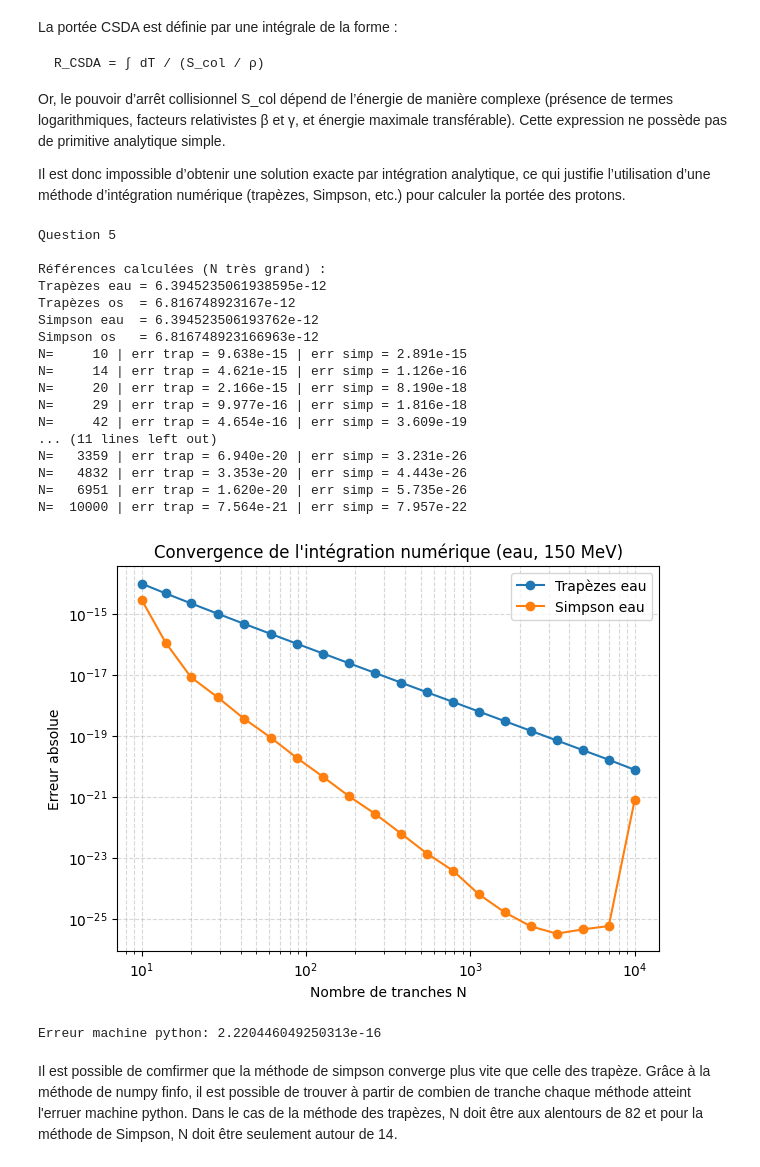
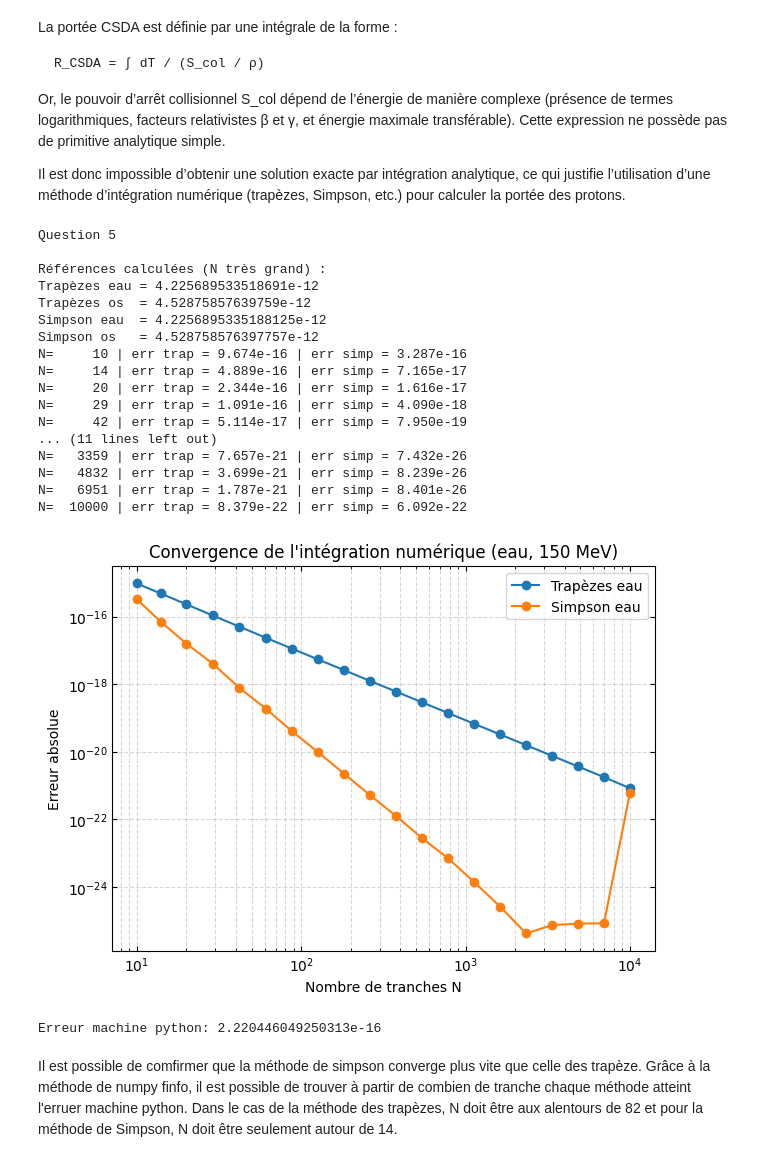
Before and after one commit to Jeremie-Beaupre/TP1_Phyznum, a Jupyter notebook: TP1.ipynb, the cells around one changed output. Cells and saved outputs as stored; diff of their text form; code cells hidden in the pictures.

```diff
--- a/TP1.ipynb
+++ b/TP1.ipynb
@@ -60,7 +60,7 @@ def stopping_power(T, ne, I):
     return S
 
 
-T = np.logspace(np.log10(3), np.log10(250000), 50000)
+T = np.logspace(np.log10(3), np.log10(2000), 50000)
 
 S_water = stopping_power(T, ne_water, I_water)
 S_bone  = stopping_power(T, ne_bone, I_bone)
@@ -70,7 +70,7 @@ plt.plot(T, S_water)
 plt.plot(T, S_bone)
 
 plt.xscale('log')
-plt.yscale('log')
+#plt.yscale('log')
 plt.xlabel("Énergie cinétique T [MeV]")
 plt.ylabel("Pouvoir d'arrêt collisionnel [MeV/cm]")
 plt.title("Pouvoir d'arrêt collisionnel des protons")
@@ -220,47 +220,48 @@ err_simp_water = []
 for N in N_values:
     Rw_t = trapeze(E_proton_J, integrand_water, N=N)
     Rw_s = simpson(E_proton_J, integrand_water, N=N)
 
     err_trap_water.append(abs(Rw_t - R_water_trap_ref))
     err_simp_water.append(abs(Rw_s - R_water_simp_ref))
 
     print(f"N={N:7d} | err trap = {err_trap_water[-1]:.3e} | err simp = {err_simp_water[-1]:.3e}")
 
 
 # ============================
 # 3) GRAPHIQUE DEMANDÉ
 # ============================
 
 plt.figure(figsize=(7,5))
 plt.loglog(N_values, err_trap_water, 'o-', label="Trapèzes eau")
 plt.loglog(N_values, err_simp_water, 'o-', label="Simpson eau")
 plt.xlabel("Nombre de tranches N")
 plt.ylabel("Erreur absolue")
 plt.title("Convergence de l'intégration numérique (eau, 150 MeV)")
 plt.grid(True, which="both", ls="--", alpha=0.5)
 plt.legend()
+plt.tick_params(axis='both', which='both', direction='in', top=True, right=True)
 plt.show()
 
 print(f"\nErreur machine python: {np.finfo(float).eps}")
 # %% [output]
 Question 5
 
 Références calculées (N très grand) :
-Trapèzes eau = 6.3945235061938595e-12
-Trapèzes os  = 6.816748923167e-12
-Simpson eau  = 6.394523506193762e-12
-Simpson os   = 6.816748923166963e-12
-N=     10 | err trap = 9.638e-15 | err simp = 2.891e-15
-N=     14 | err trap = 4.621e-15 | err simp = 1.126e-16
-N=     20 | err trap = 2.166e-15 | err simp = 8.190e-18
-N=     29 | err trap = 9.977e-16 | err simp = 1.816e-18
-N=     42 | err trap = 4.654e-16 | err simp = 3.609e-19
+Trapèzes eau = 4.225689533518691e-12
+Trapèzes os  = 4.52875857639759e-12
+Simpson eau  = 4.2256895335188125e-12
+Simpson os   = 4.528758576397757e-12
+N=     10 | err trap = 9.674e-16 | err simp = 3.287e-16
+N=     14 | err trap = 4.889e-16 | err simp = 7.165e-17
+N=     20 | err trap = 2.344e-16 | err simp = 1.616e-17
+N=     29 | err trap = 1.091e-16 | err simp = 4.090e-18
+N=     42 | err trap = 5.114e-17 | err simp = 7.950e-19
 ... (11 lines left out)
-N=   3359 | err trap = 6.940e-20 | err simp = 3.231e-26
-N=   4832 | err trap = 3.353e-20 | err simp = 4.443e-26
-N=   6951 | err trap = 1.620e-20 | err simp = 5.735e-26
-N=  10000 | err trap = 7.564e-21 | err simp = 7.957e-22
+N=   3359 | err trap = 7.657e-21 | err simp = 7.432e-26
+N=   4832 | err trap = 3.699e-21 | err simp = 8.239e-26
+N=   6951 | err trap = 1.787e-21 | err simp = 8.401e-26
+N=  10000 | err trap = 8.379e-22 | err simp = 6.092e-22
-[figure, old version]
+[figure, new version]
 Erreur machine python: 2.220446049250313e-16
 # %% [markdown]
 Il est possible de comfirmer que la méthode de simpson converge plus vite que celle des trapèze. Grâce à la méthode de numpy finfo, il est possible de trouver à partir de combien de tranche chaque méthode atteint l'erruer machine python. Dans le cas de la méthode des trapèzes, N doit être aux alentours de 82 et pour la méthode de Simpson, N doit être seulement autour de 14.
```
Also changed, not shown: parts of 5 cells of this notebook.
